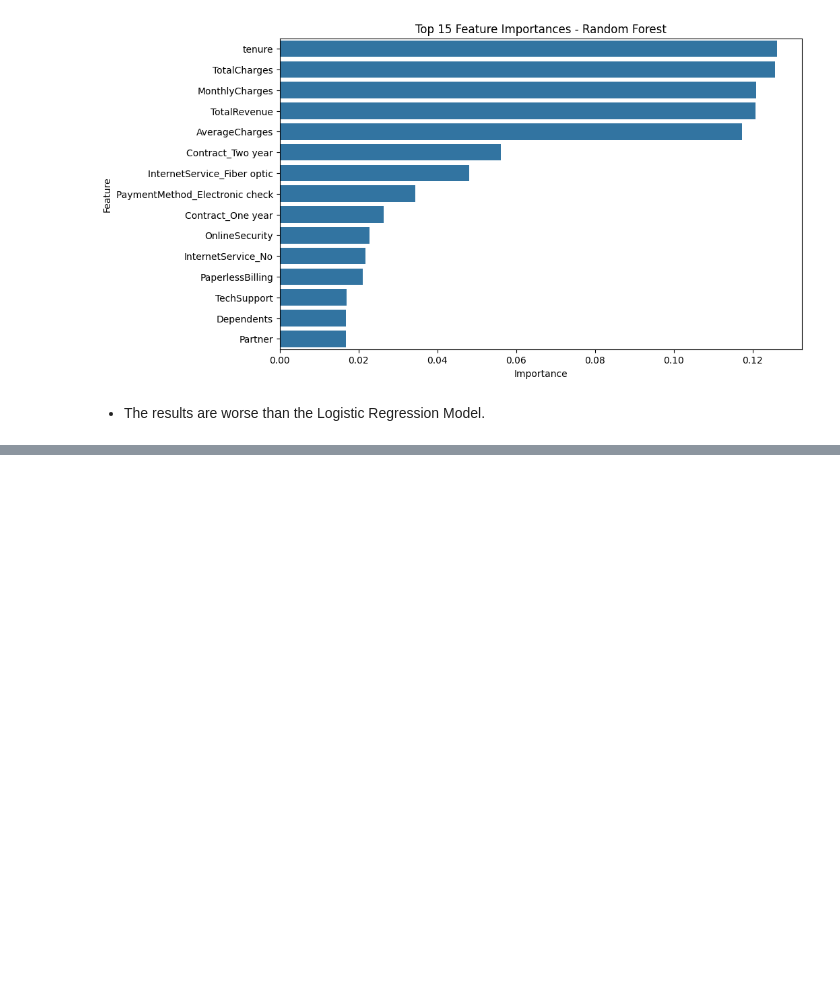
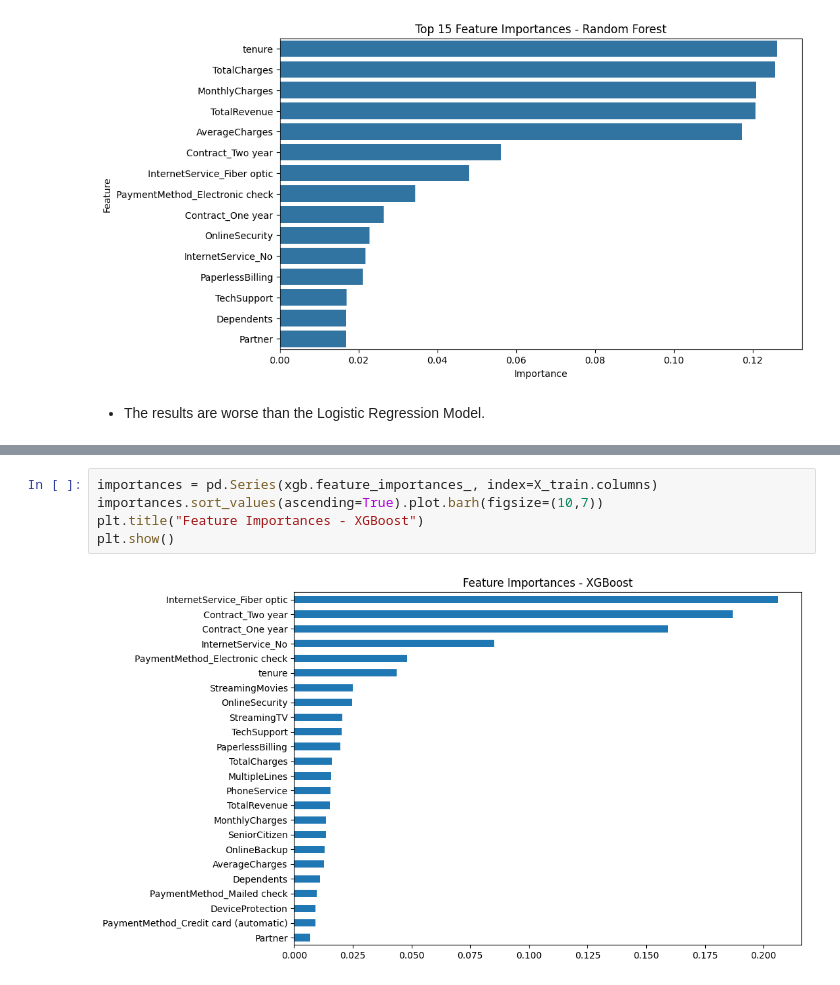
Before and after one commit to dylan123104/Telco-Customer-Churn, a Jupyter notebook: Modeling-Churn.ipynb, the cells around one changed output, grey strips where cells are left out. Cells and saved outputs as stored; diff of their text form; blank space fills up the shorter version.

```diff
--- a/Modeling-Churn.ipynb
+++ b/Modeling-Churn.ipynb
@@ -321,0 +389,7 @@ plt.show()
+# %%
+importances = pd.Series(xgb.feature_importances_, index=X_train.columns)
+importances.sort_values(ascending=True).plot.barh(figsize=(10,7))
+plt.title("Feature Importances - XGBoost")
+plt.show()
+# %% [output]
+[figure, added]
```
Also changed, not shown: parts of 18 cells of this notebook.
